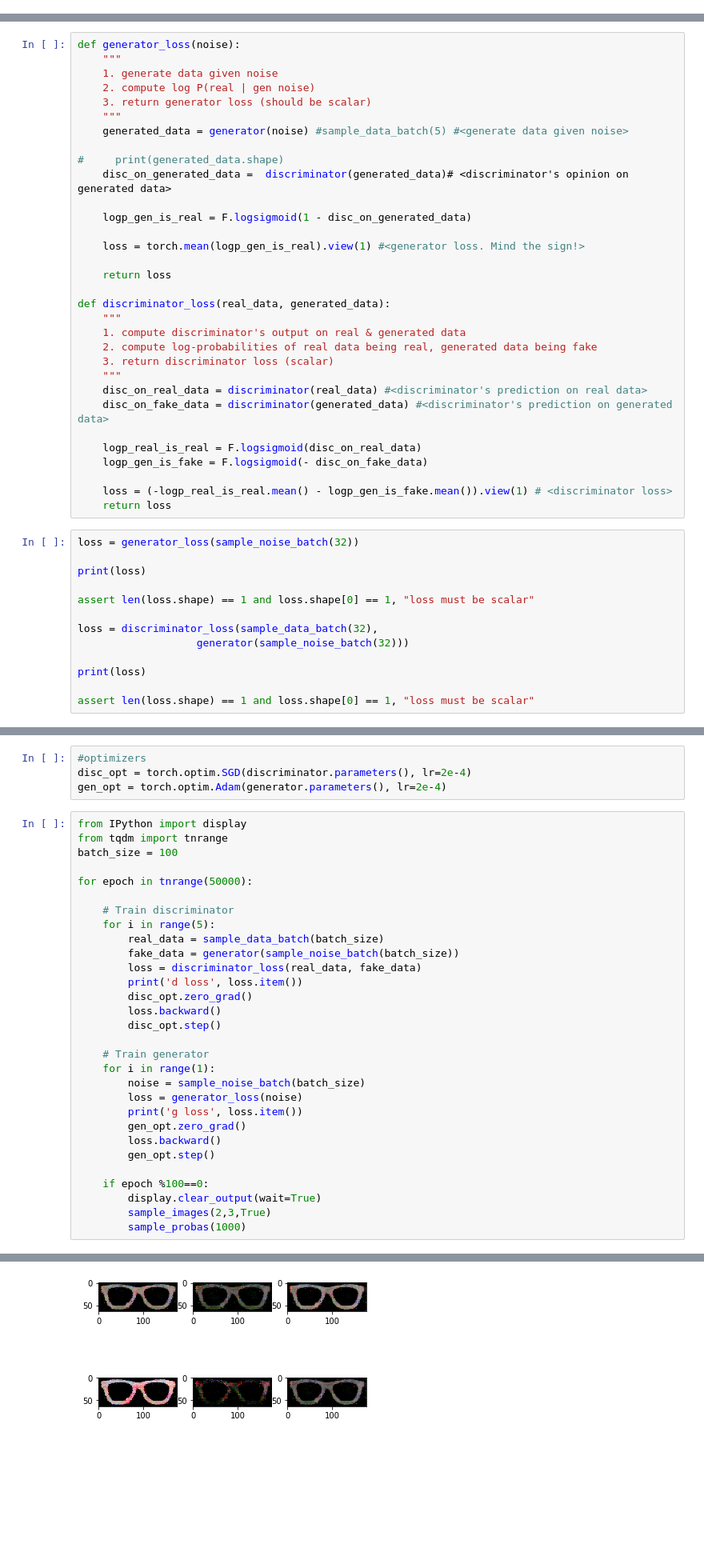
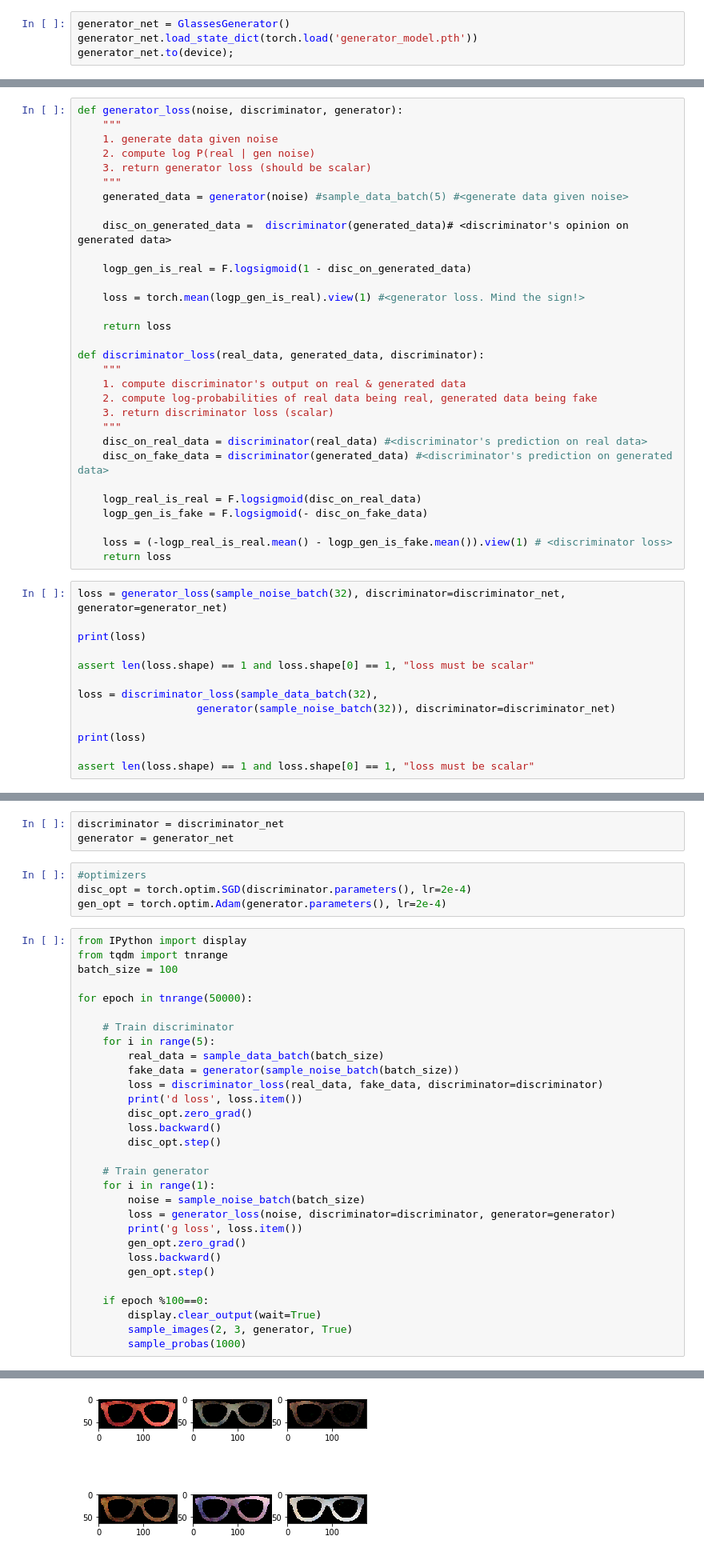
Before and after one commit to vicontek/rwaa, a Jupyter notebook: AGNs.ipynb, the cells around one changed output, grey strips where cells are left out. Shown at 80% size. Cells and saved outputs as stored; diff of their text form; blank space fills up the shorter version.

Commit message:
pretrained GAN for generating "realistic" glasses w\o any adversarial components

```diff
--- a/AGNs.ipynb
+++ b/AGNs.ipynb
@@ -168,3 +140,7 @@ class GlassesDiscriminator(nn.Module):
+# %%
+generator_net = GlassesGenerator()
+generator_net.load_state_dict(torch.load('generator_model.pth'))
+generator_net.to(device);
 # %%
 def sample_data_batch(batch_size):
     idxs = np.random.choice(np.arange(len(train_dataset)), size=batch_size)
@@ -234,5 +154,5 @@ Sequential(
 # %%
-def generator_loss(noise):
+def generator_loss(noise, discriminator, generator):
     """
     1. generate data given noise
     2. compute log P(real | gen noise)
@@ -240,7 +160,6 @@ def generator_loss(noise):
     """
     generated_data = generator(noise) #sample_data_batch(5) #<generate data given noise>
 
-#     print(generated_data.shape)
     disc_on_generated_data =  discriminator(generated_data)# <discriminator's opinion on generated data>
 
     logp_gen_is_real = F.logsigmoid(1 - disc_on_generated_data)
@@ -249,7 +168,7 @@ def generator_loss(noise):
 
     return loss
 
-def discriminator_loss(real_data, generated_data):
+def discriminator_loss(real_data, generated_data, discriminator):
     """
     1. compute discriminator's output on real & generated data
     2. compute log-probabilities of real data being real, generated data being fake
@@ -264,14 +183,14 @@ def discriminator_loss(real_data, generated_data):
     loss = (-logp_real_is_real.mean() - logp_gen_is_fake.mean()).view(1) # <discriminator loss>
     return loss
 # %%
-loss = generator_loss(sample_noise_batch(32))
+loss = generator_loss(sample_noise_batch(32), discriminator=discriminator_net, generator=generator_net)
 
 print(loss)
 
 assert len(loss.shape) == 1 and loss.shape[0] == 1, "loss must be scalar"
 
 loss = discriminator_loss(sample_data_batch(32),
-                   generator(sample_noise_batch(32)))
+                   generator(sample_noise_batch(32)), discriminator=discriminator_net)
 
 print(loss)
 
@@ -316,5 +235,8 @@ sample_images(16, 8, net)
 # %% [markdown]
 ## Training
+# %%
+discriminator = discriminator_net
+generator = generator_net
 # %%
 #optimizers
 disc_opt = torch.optim.SGD(discriminator.parameters(), lr=2e-4)
@@ -330,7 +252,7 @@ for epoch in tnrange(50000):
     for i in range(5):
         real_data = sample_data_batch(batch_size)
         fake_data = generator(sample_noise_batch(batch_size))
-        loss = discriminator_loss(real_data, fake_data)
+        loss = discriminator_loss(real_data, fake_data, discriminator=discriminator)
         print('d loss', loss.item())
         disc_opt.zero_grad()
         loss.backward()
@@ -339,7 +261,7 @@ for epoch in tnrange(50000):
     # Train generator
     for i in range(1):
         noise = sample_noise_batch(batch_size)
-        loss = generator_loss(noise)
+        loss = generator_loss(noise, discriminator=discriminator, generator=generator)
         print('g loss', loss.item())
         gen_opt.zero_grad()
         loss.backward()
@@ -347,6 +269,6 @@ for epoch in tnrange(50000):
 
     if epoch %100==0:
         display.clear_output(wait=True)
-        sample_images(2,3,True)
+        sample_images(2, 3, generator, True)
         sample_probas(1000)
 # %% [output]
@@ -354,2 +276,2 @@ for epoch in tnrange(50000):
-[figure, old version]
+[figure, new version]
 [figure]
```
Also changed, not shown: parts of 15 cells of this notebook, 2 other files.
